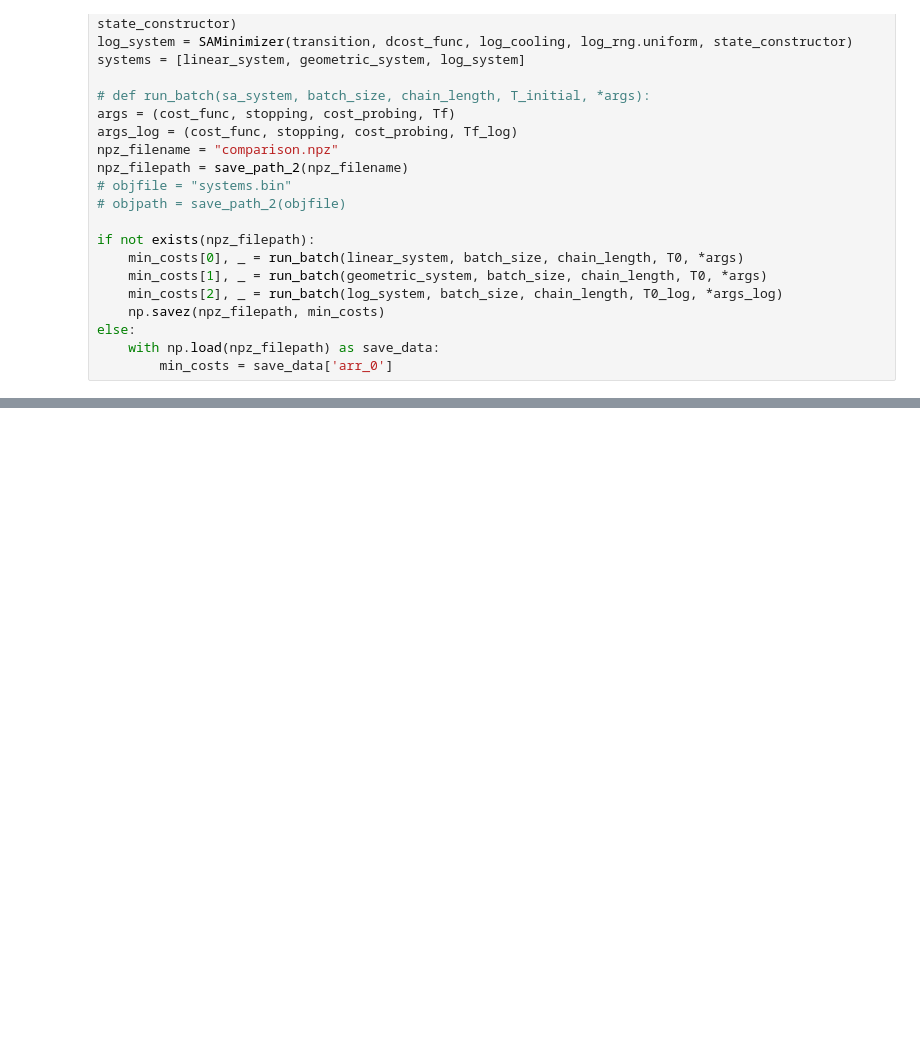
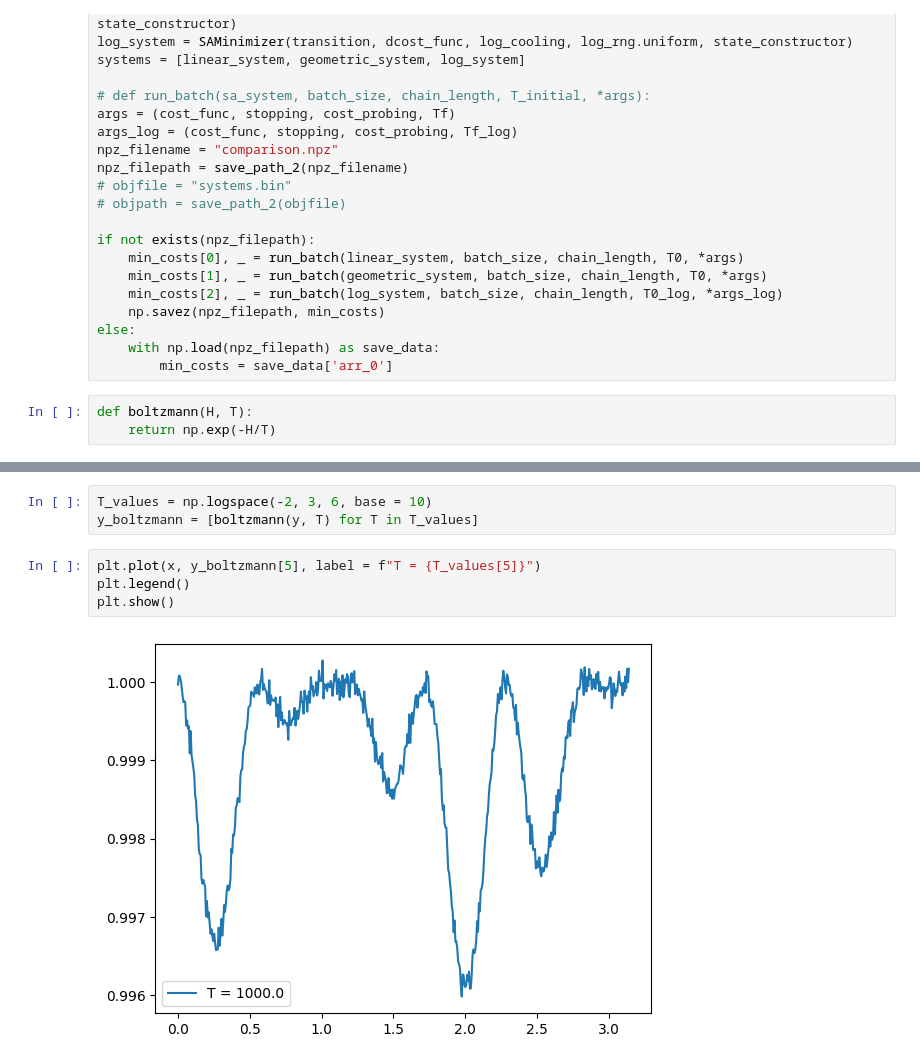
Before and after one commit to loonatick-src/stochastic-sim-3, a Jupyter notebook: cooling.ipynb, the cells around one changed output, grey strips where cells are left out. Drawn from its saved outputs; the diff is of its cells as text; blank space fills up the shorter version.

```diff
--- a/cooling.ipynb
+++ b/cooling.ipynb
@@ -476,3 +476,6 @@ if not exists(npz_filepath):
 else:
     with np.load(npz_filepath) as save_data:
         min_costs = save_data['arr_0']
+# %%
+def boltzmann(H, T):
+    return np.exp(-H/T)
@@ -478,0 +491,9 @@ else:
+# %%
+T_values = np.logspace(-2, 3, 6, base = 10)
+y_boltzmann = [boltzmann(y, T) for T in T_values]
+# %%
+plt.plot(x, y_boltzmann[5], label = f"T = {T_values[5]}")
+plt.legend()
+plt.show()
+# %% [output]
+[figure, added]
```
Also changed, not shown: parts of 6 cells of this notebook.
